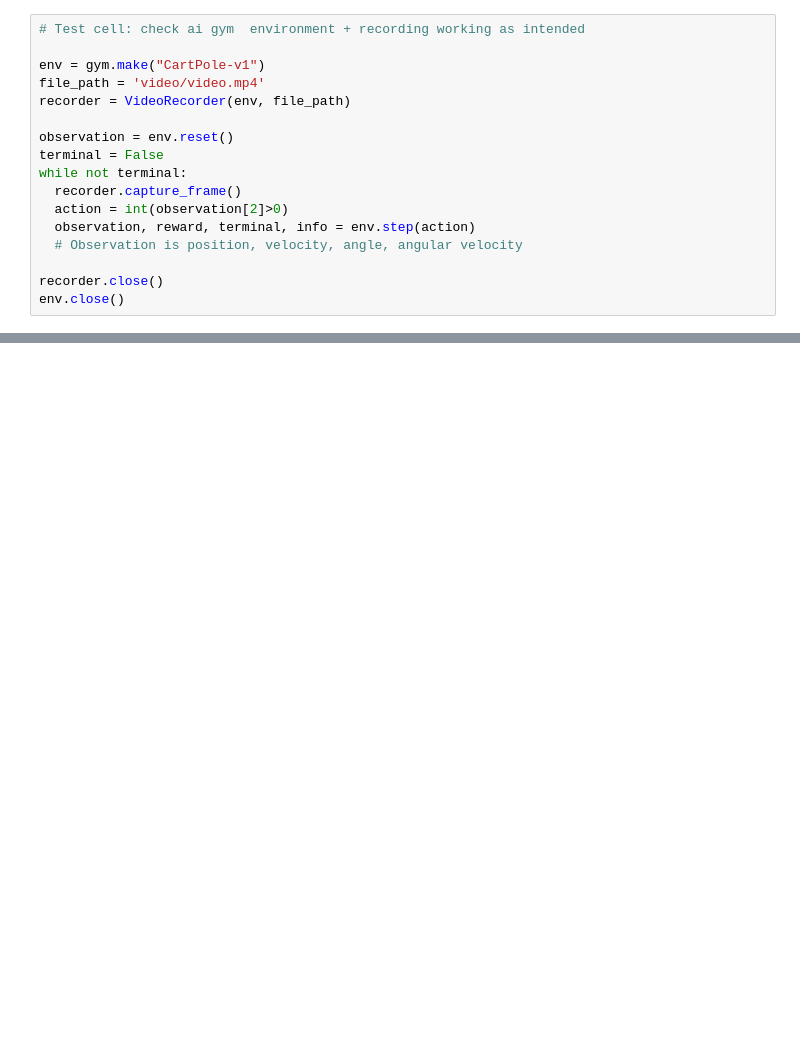
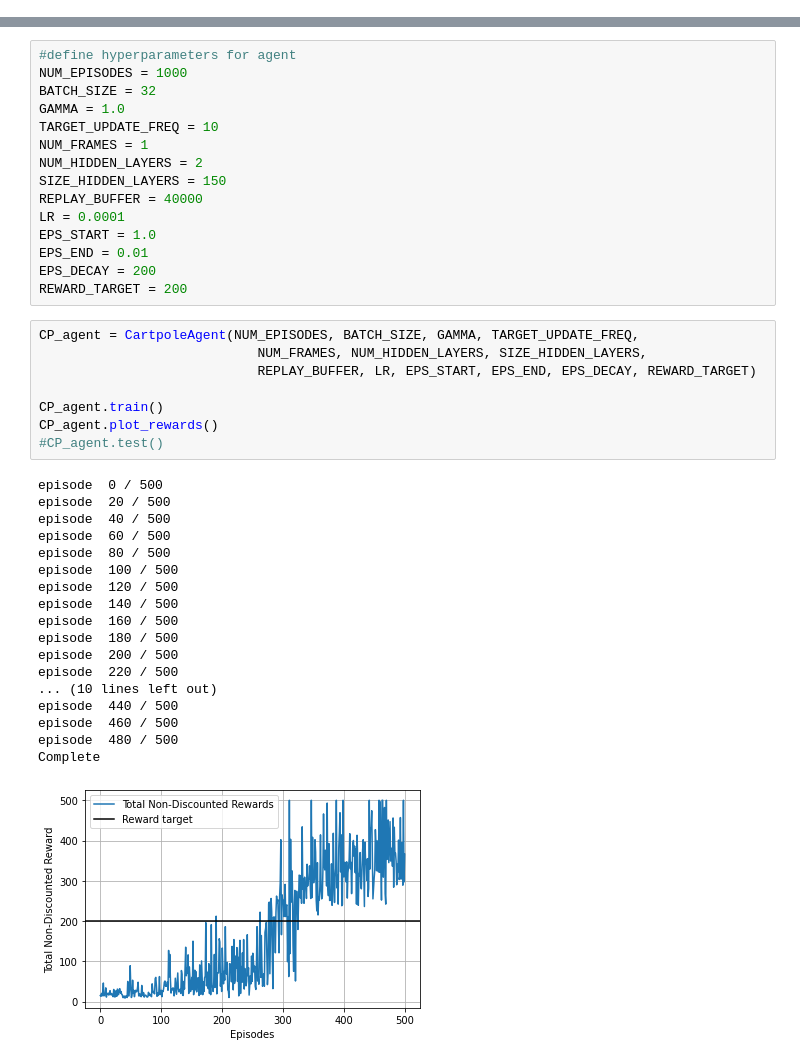
Before and after one commit to jaimesabalimperial/OpenAI-CartPole, a Jupyter notebook: cw2_code.ipynb, the cells around one changed output, grey strips where cells are left out. Saved outputs shown, nothing was run; the diff lists cells and outputs as text; blank space fills up the shorter version.

```diff
--- a/cw2_code.ipynb
+++ b/cw2_code.ipynb
@@ -33,17 +18,0 @@ clear_output()
-# %%
-# Test cell: check ai gym  environment + recording working as intended
-
-env = gym.make("CartPole-v1")
-file_path = 'video/video.mp4'
-recorder = VideoRecorder(env, file_path)
-
-observation = env.reset()
-terminal = False
-while not terminal:
-  recorder.capture_frame()
-  action = int(observation[2]>0)
-  observation, reward, terminal, info = env.step(action)
-  # Observation is position, velocity, angle, angular velocity
-
-recorder.close()
-env.close()
@@ -268,0 +314,42 @@ Episode duration:  10
+# %%
+#define hyperparameters for agent
+NUM_EPISODES = 1000
+BATCH_SIZE = 32
+GAMMA = 1.0
+TARGET_UPDATE_FREQ = 10
+NUM_FRAMES = 1
+NUM_HIDDEN_LAYERS = 2
+SIZE_HIDDEN_LAYERS = 150
+REPLAY_BUFFER = 40000
+LR = 0.0001
+EPS_START = 1.0
+EPS_END = 0.01
+EPS_DECAY = 200
+REWARD_TARGET = 200
+# %%
+CP_agent = CartpoleAgent(NUM_EPISODES, BATCH_SIZE, GAMMA, TARGET_UPDATE_FREQ,
+                            NUM_FRAMES, NUM_HIDDEN_LAYERS, SIZE_HIDDEN_LAYERS,
+                            REPLAY_BUFFER, LR, EPS_START, EPS_END, EPS_DECAY, REWARD_TARGET)
+
+CP_agent.train()
+CP_agent.plot_rewards()
+#CP_agent.test()
+# %% [output]
+episode  0 / 500
+episode  20 / 500
+episode  40 / 500
+episode  60 / 500
+episode  80 / 500
+episode  100 / 500
+episode  120 / 500
+episode  140 / 500
+episode  160 / 500
+episode  180 / 500
+episode  200 / 500
+episode  220 / 500
+... (10 lines left out)
+episode  440 / 500
+episode  460 / 500
+episode  480 / 500
+Complete
+[figure, added]
```
Also changed, not shown: parts of 12 cells of this notebook, 2 other files.
